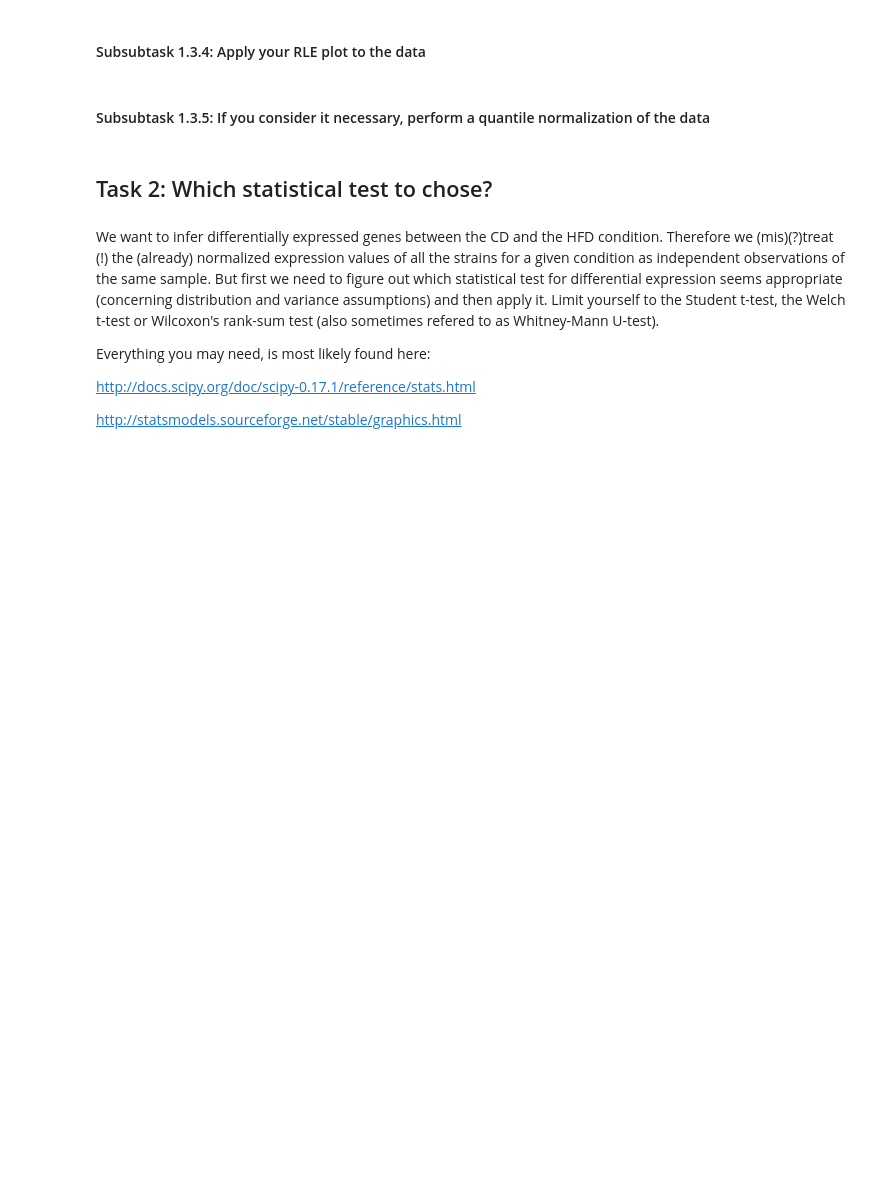
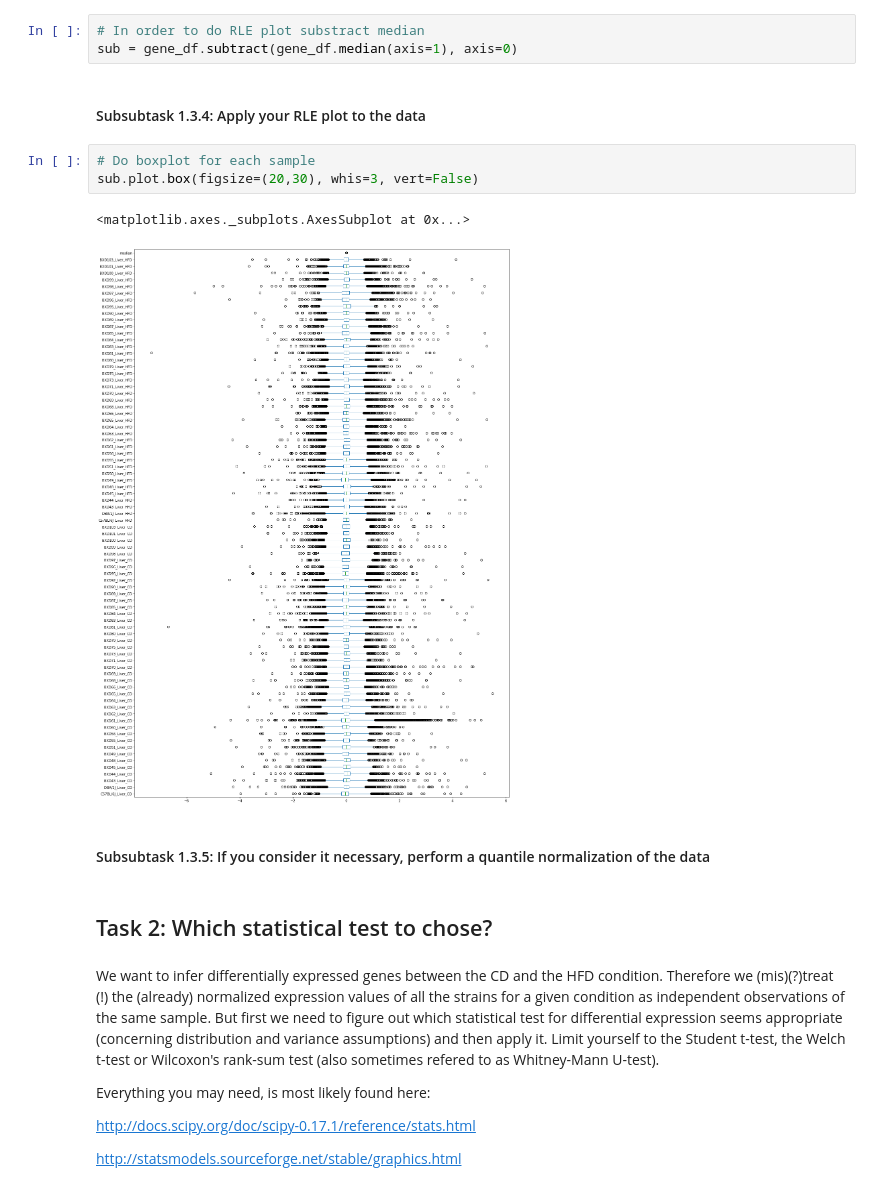
Before and after one commit to JoKuebler/Bioinformatics_ML, a Jupyter notebook: notebooks/Day56_DE_Analysis.ipynb, the cells around one changed output. Saved outputs shown, nothing was run; the diff lists cells and outputs as text; blank space fills up the shorter version.

```diff
--- a/notebooks/Day56_DE_Analysis.ipynb
+++ b/notebooks/Day56_DE_Analysis.ipynb
@@ -34,7 +85,16 @@ http://www.arrayanalysis.org/main.html
 # %% [markdown]
 #### Subsubtask 1.3.3: Implement a RLE plot (RLE = Relative Log Expression)
+# %%
+# In order to do RLE plot substract median
+sub = gene_df.subtract(gene_df.median(axis=1), axis=0)
 # %% [markdown]
 #### Subsubtask 1.3.4: Apply your RLE plot to the data
+# %%
+# Do boxplot for each sample
+sub.plot.box(figsize=(20,30), whis=3, vert=False)
+# %% [output]
+<matplotlib.axes._subplots.AxesSubplot at 0x...>
+[figure, added]
 # %% [markdown]
 #### Subsubtask 1.3.5: If you consider it necessary, perform a quantile normalization of the data
 # %% [markdown]
```
Also changed, not shown: parts of 16 cells of this notebook, 2 other files.
